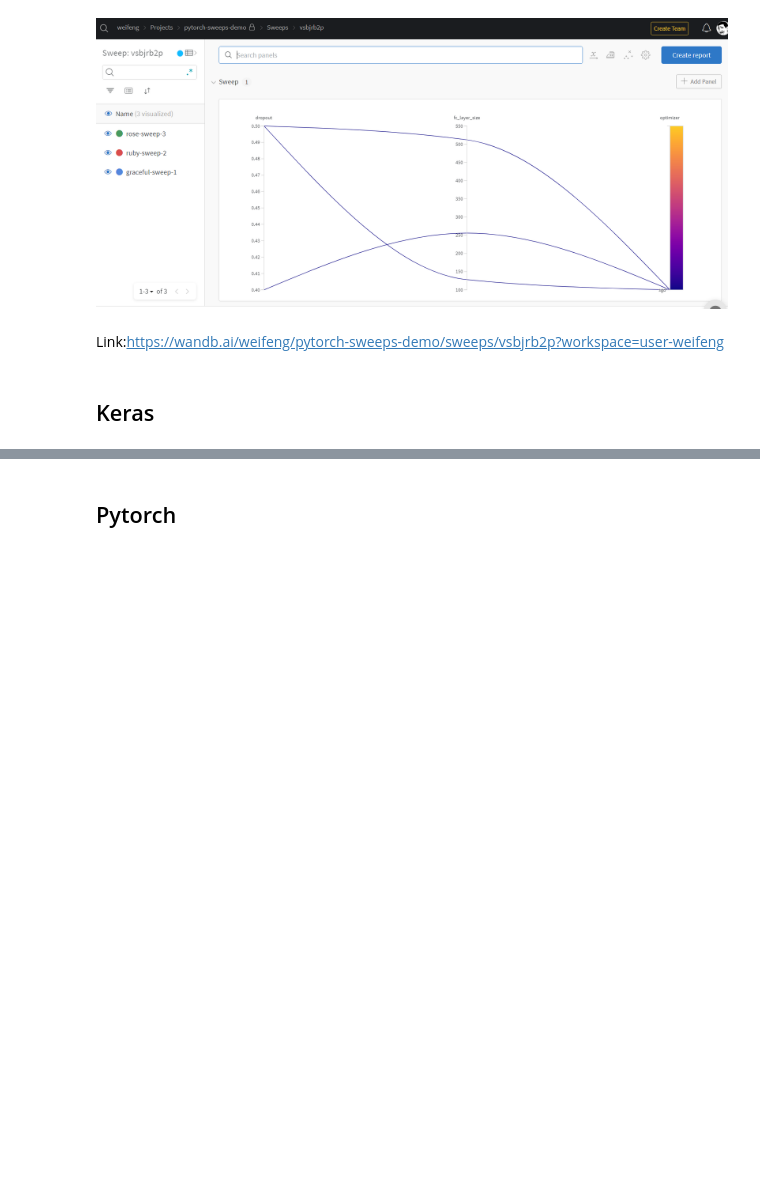
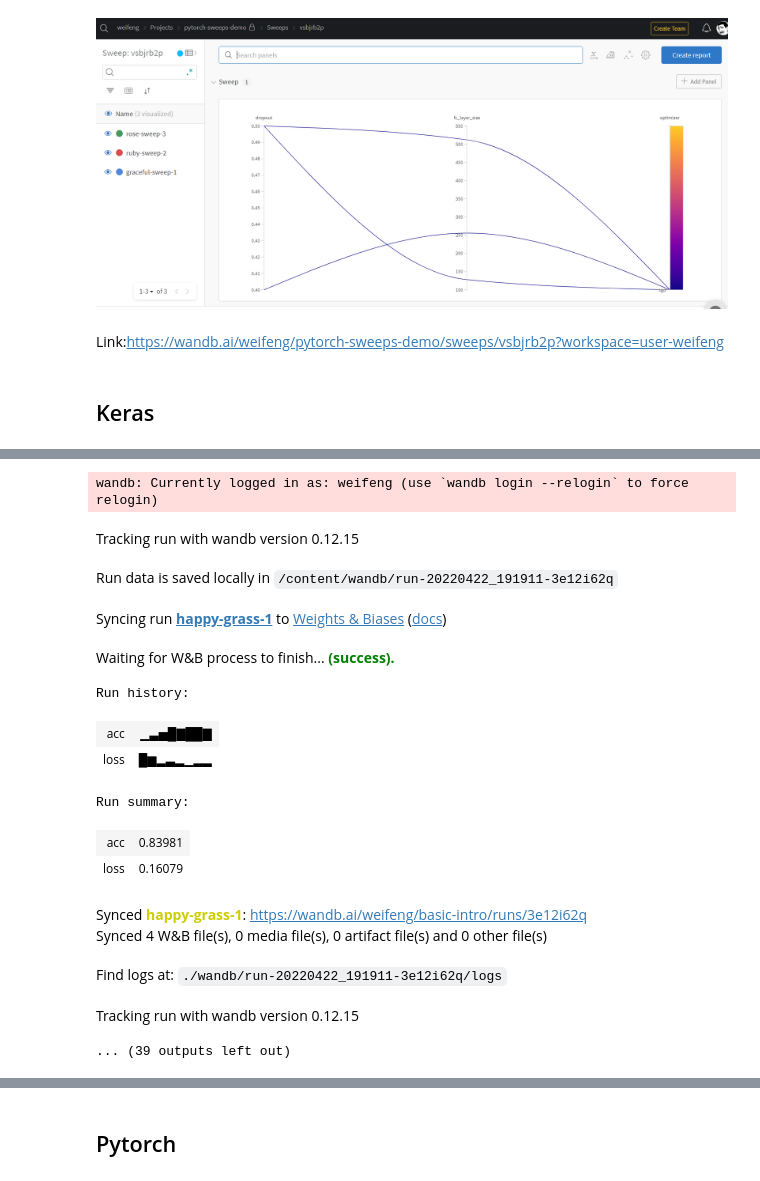
Before and after one commit to cmpe130weifeng/cmpe258_hw4, a Jupyter notebook: hw4.ipynb, the cells around one changed output, grey strips where cells are left out. Drawn from its saved outputs; the diff is of its cells as text; code cells hidden in the pictures; blank space fills up the shorter version.

```diff
--- a/hw4.ipynb
+++ b/hw4.ipynb
@@ -307,0 +320,44 @@ Link:https://wandb.ai/weifeng/pytorch-sweeps-demo/sweeps/vsbjrb2p?workspace=user
+# %%
+import random
+
+# Launch 5 simulated experiments
+for run in range(5):
+  # 1️⃣ Start a new run to track this script
+  wandb.init(
+      # Set entity to specify your username or team name
+      # ex: entity="carey",
+      # Set the project where this run will be logged
+      project="basic-intro",
+      # Track hyperparameters and run metadata
+      config={
+      "learning_rate": 0.02,
+      "architecture": "CNN",
+      "dataset": "CIFAR-100",})
+
+  # This simple block simulates a training loop logging metrics
+  offset = random.random() / 5
+  for ii in range(2, 10):
+      acc = 1 - 2 ** -ii - random.random() / ii - offset
+      loss = 2 ** -ii + random.random() / ii + offset
+      # 2️⃣ Log metrics from your script to W&B
+      wandb.log({"acc": acc, "loss": loss})
+
+  # Mark the run as finished
+  wandb.finish()
+# %% [output]
+wandb: Currently logged in as: weifeng (use `wandb login --relogin` to force relogin)
+Tracking run with wandb version 0.12.15
+Run data is saved locally in /content/wandb/run-20220422_191911-3e12i62q
+Syncing run happy-grass-1 to Weights & Biases (docs)
+Waiting for W&B process to finish... (success).
+Run history:
+| acc | ▁▃▅█▇██▇ |
+| loss | █▆▂▃▂▁▂▂ |
+Run summary:
+| acc | 0.83981 |
+| loss | 0.16079 |
+Synced happy-grass-1: https://wandb.ai/weifeng/basic-intro/runs/3e12i62q
+Synced 4 W&B file(s), 0 media file(s), 0 artifact file(s) and 0 other file(s)
+Find logs at: ./wandb/run-20220422_191911-3e12i62q/logs
+Tracking run with wandb version 0.12.15
+... (39 outputs left out)
```
Also changed, not shown: parts of 18 cells of this notebook.
